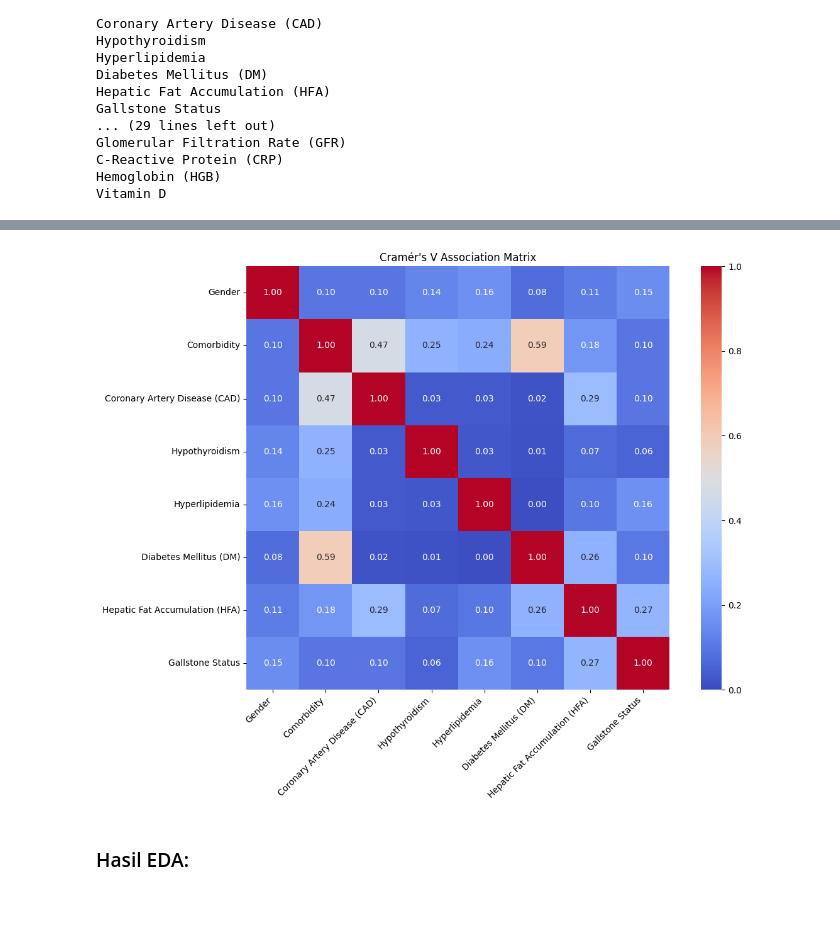
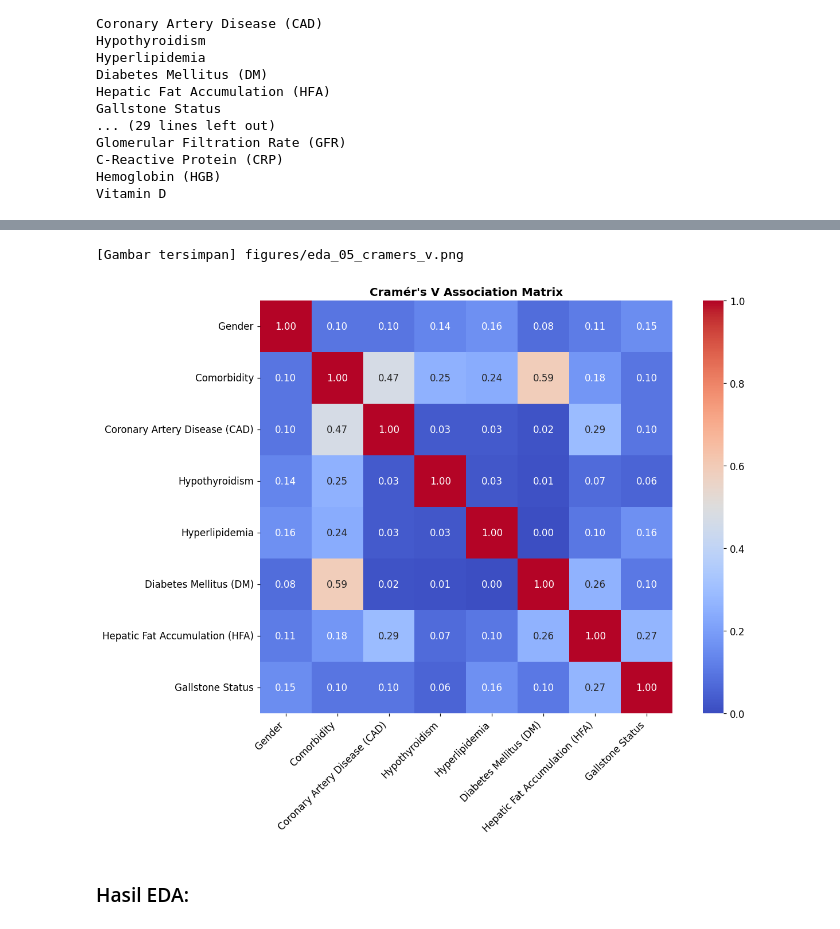
Before and after one commit to Sands225/Gallstone-Classification, a Jupyter notebook: [Machine_Learning]_Gallstone_Disease_Classification.ipynb, the cells around one changed output, grey strips where cells are left out. Saved outputs shown, nothing was run; the diff lists cells and outputs as text; code cells hidden in the pictures.

```diff
--- a/[Machine_Learning]_Gallstone_Disease_Classification.ipynb
+++ b/[Machine_Learning]_Gallstone_Disease_Classification.ipynb
@@ -69,0 +77,43 @@ from lightgbm import LGBMClassifier
+# %%
+# ============ KONFIGURASI GLOBAL & HELPER UNTUK LAPORAN ============
+import warnings
+warnings.filterwarnings('ignore')
+
+RANDOM_STATE   = 42
+POSITIVE_CLASS = 1                           # kelas positif untuk Precision, Recall, F1, Brier, DCA
+CLASS_LABELS   = ['0 (Sakit)', '1 (Sehat)']  # sesuai Tabel 3.1
+
+FIG_DIR, TABLE_DIR = 'figures', 'tables'
+os.makedirs(FIG_DIR, exist_ok=True)
+os.makedirs(TABLE_DIR, exist_ok=True)
+
+VARIANT_COLORS = {'Top-3': '#2E75B6', '7 Model': '#ED7D31'}
+ENS_ORDER      = ['Hard Voting', 'Soft Voting', 'Stacking']
+
+# Gaya seragam semua gambar (siap tempel ke Word: latar putih, font jelas, 300 dpi)
+plt.rcParams.update({
+  'figure.dpi': 110, 'savefig.dpi': 300, 'figure.facecolor': 'white',
+  'font.size': 11, 'axes.titlesize': 13, 'axes.titleweight': 'bold',
+  'axes.labelsize': 11, 'axes.spines.top': False, 'axes.spines.right': False,
+  'axes.grid': False, 'legend.frameon': False
+})
+
+TABLES = {}
+
+def save_fig(name, show=True):
+  """Simpan gambar aktif ke figures/<name>.png (300 dpi) lalu tampilkan."""
+  path = os.path.join(FIG_DIR, f'{name}.png')
+  plt.savefig(path, dpi=300, bbox_inches='tight', facecolor='white')
+  print(f'[Gambar tersimpan] {path}')
+  plt.show() if show else plt.close()
+
+def save_table(table, name, decimals=4, show=True):
+  """Simpan tabel ke tables/<name>.csv dan masukkan ke workbook Excel akhir."""
+  out = table.round(decimals) if hasattr(table, 'round') else table
+  TABLES[name[:31]] = out
+  out.to_csv(os.path.join(TABLE_DIR, f'{name}.csv'), encoding='utf-8-sig')
+  if show:
+    display(out)
+  return out
+
+print('Konfigurasi siap. Gambar -> ./figures, tabel -> ./tables')
@@ -465,23 +598,24 @@ display(cramers_matrix)
 # %%
 plt.figure(figsize=(12, 9))
 
 sns.heatmap(
   cramers_matrix,
   annot=True,
   fmt='.2f',
   cmap='coolwarm',
   vmin=0,
   vmax=1,
   square=True
 )
 
 plt.title("Cramér's V Association Matrix")
 plt.xticks(rotation=45, ha='right')
 plt.yticks(rotation=0)
 plt.tight_layout()
-plt.show()
+save_fig('eda_05_cramers_v')
 # %% [output]
+[Gambar tersimpan] figures/eda_05_cramers_v.png
-[figure, old version]
+[figure, new version]
 # %%
 # Menghilangkan Gallstone Status dari cat_cols
 cat_cols = [col for col in cat_cols if col != 'Gallstone Status']
```
Also changed, not shown: parts of 49 cells of this notebook.
